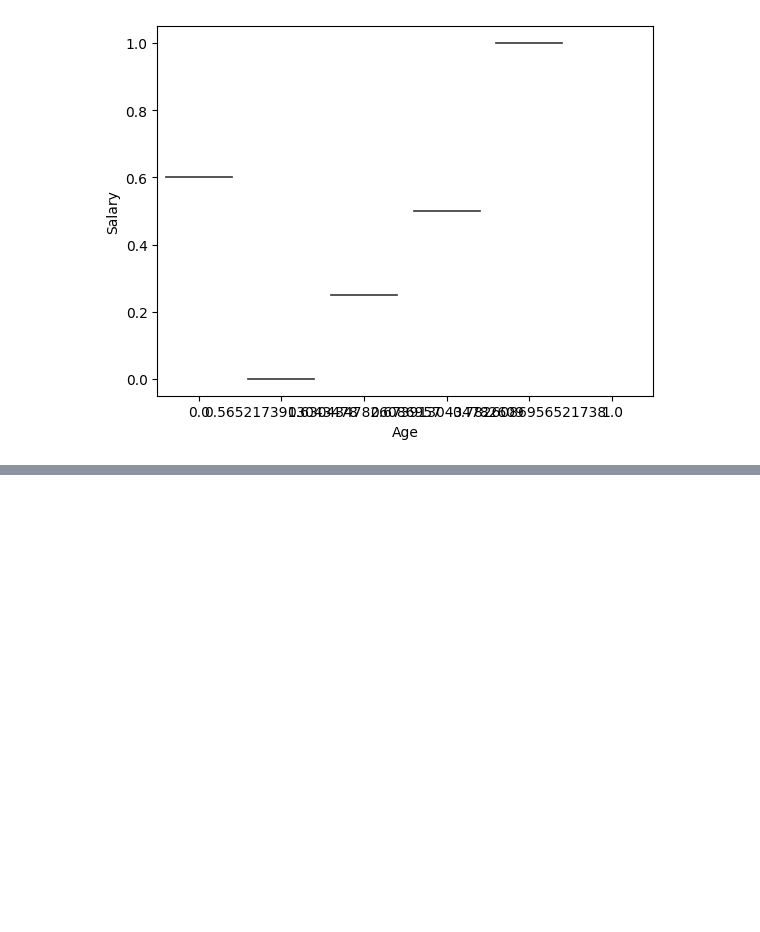
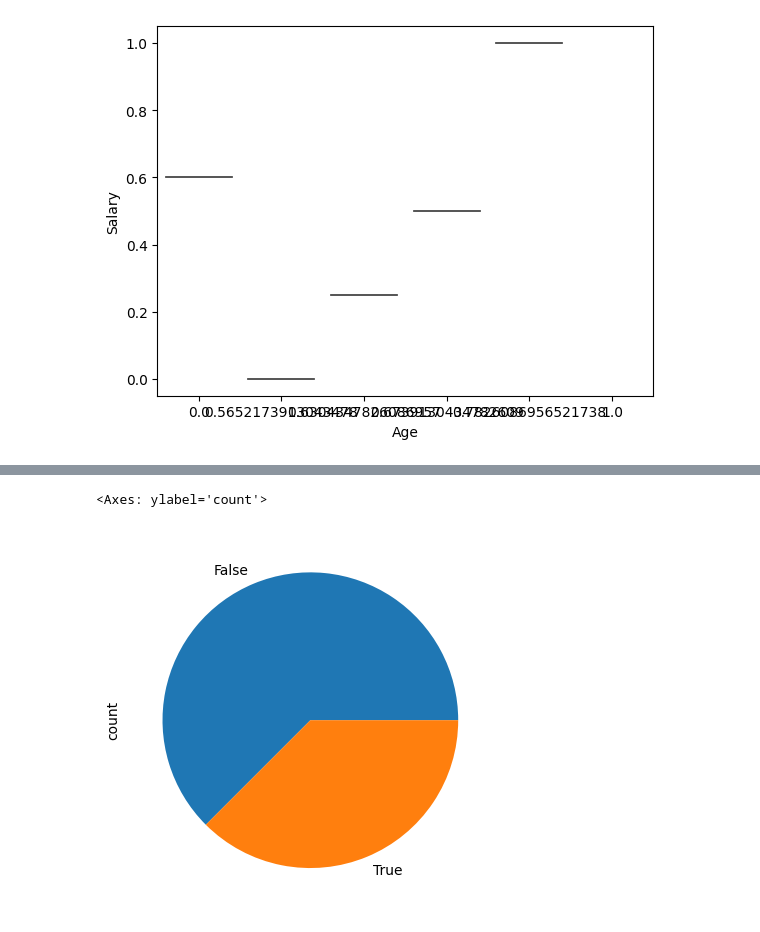
Before and after one commit to sreyas-sunandan/summer-internship-AI-ML, a Jupyter notebook: summerintership_ai_ml.ipynb, the cells around one changed output, grey strips where cells are left out. Cells and saved outputs as stored; diff of their text form; code cells hidden in the pictures; blank space fills up the shorter version.

```diff
--- a/summerintership_ai_ml.ipynb
+++ b/summerintership_ai_ml.ipynb
@@ -317,0 +382,5 @@ KeyError: 'Gender_Female'
+# %%
+df['Gender_Female'].value_counts().plot.pie()
+# %% [output]
+<Axes: ylabel='count'>
+[figure, added]
```
Also changed, not shown: parts of 26 cells of this notebook.
